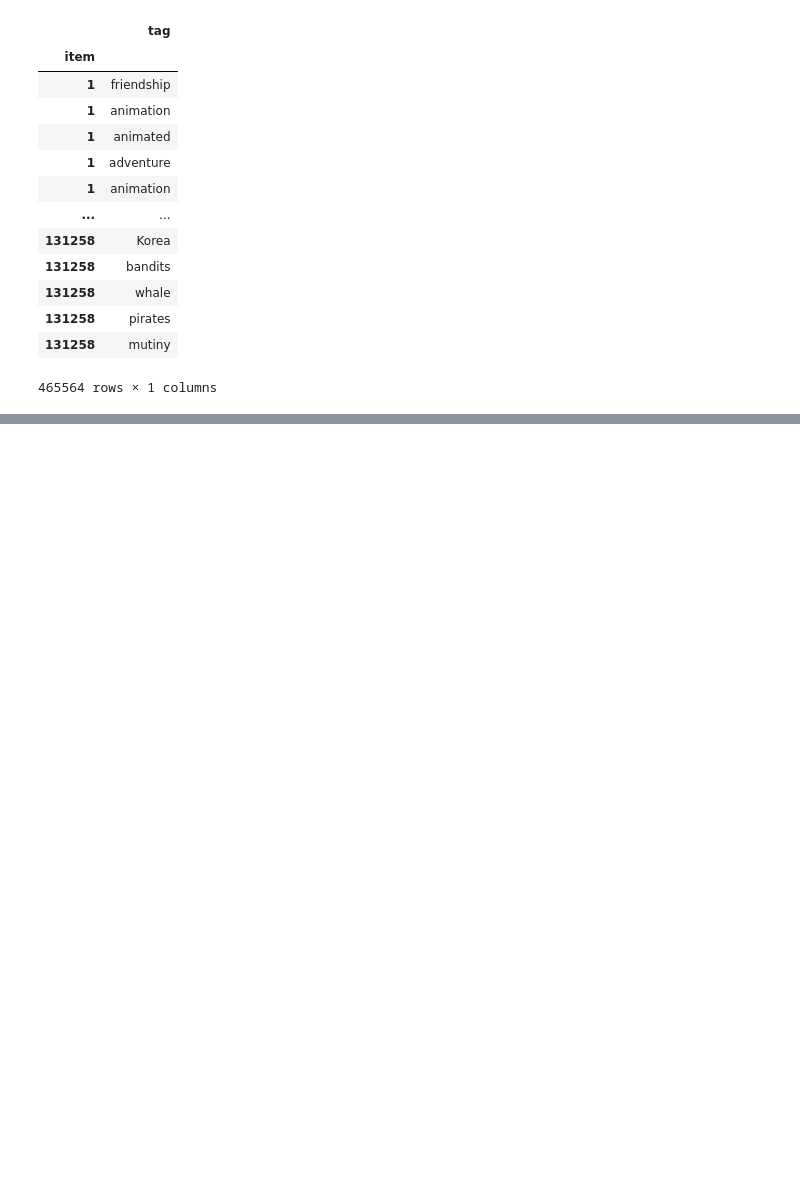
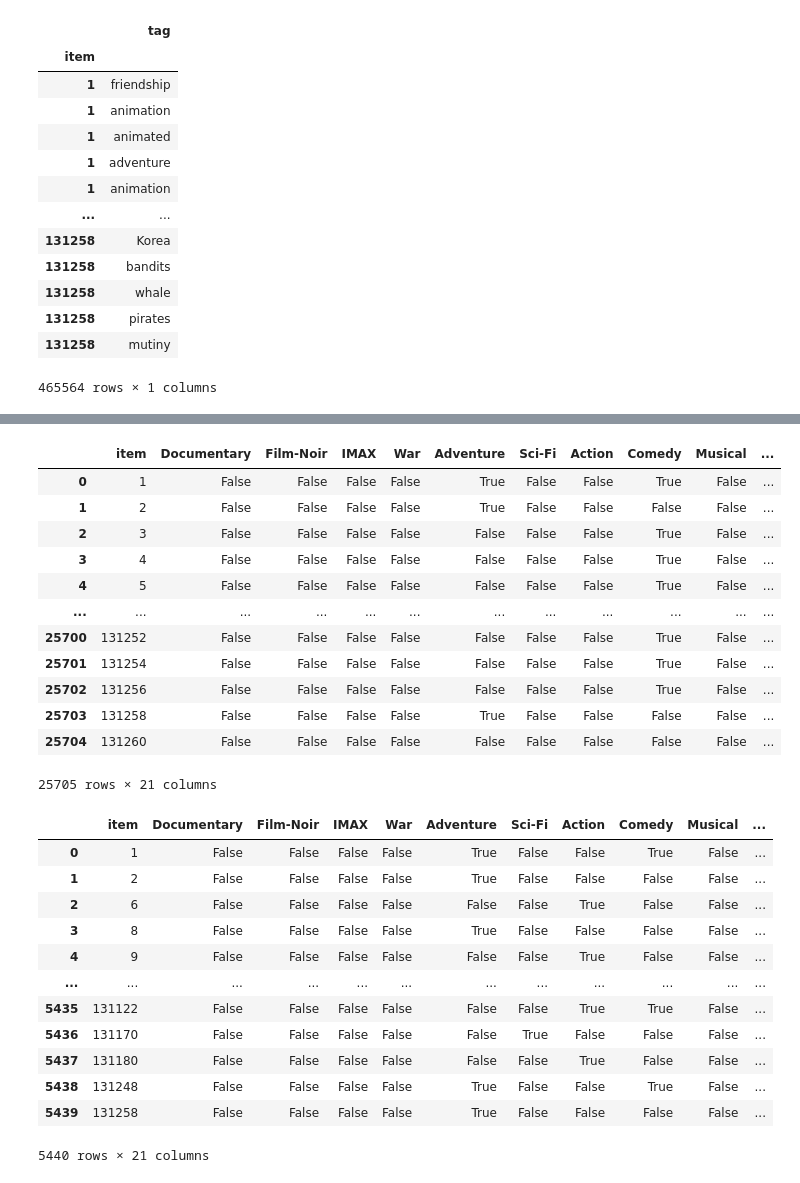
Before and after one commit to Cagancancacan/RecSys_Serendipity, a Jupyter notebook: Preprocessing.ipynb, the cells around one changed output, grey strips where cells are left out. Cells and saved outputs as stored; diff of their text form; code cells hidden in the pictures; blank space fills up the shorter version.

```diff
--- a/Preprocessing.ipynb
+++ b/Preprocessing.ipynb
@@ -349,0 +361,8 @@ print()
+# %%
+def get_powerset(fav_genres):
+  powerset = list(fav_genres)
+  n = len(powerset)
+  return [[powerset[k] for k in range(n) if i&1<<k] for i in range(2**n)]
+
+find_genres = get_powerset(find_favourite_genres())
+display(find_genres)
@@ -349,0 +378,52 @@ print()
+# %%
+
+
+def find_movies_with_genres(find_genres, df):
+
+    items = []
+
+    for genres in find_genres:
+        if not genres:
+                continue
+        for genre in genres:
+            temp = df.loc[(df[genre] == True)]
+            items.extend(temp.item)
+
+    out = df[df['item'].isin(items)]
+    out.index = np.arange(len(out.index))
+
+    return out
+
+movies_with_genres = find_movies_with_genres(find_genres, genre_df)
+display(movies_with_genres)
+
+
+
+# display(find_movies_with_genres(['Crime', 'Drama'], genre_df))
+# %% [output]
+|  | item | Documentary | Film-Noir | IMAX | War | Adventure | Sci-Fi | Action | Comedy | Musical | ... |
+| 0 | 1 | False | False | False | False | True | False | False | True | False | ... |
+| 1 | 2 | False | False | False | False | True | False | False | False | False | ... |
+| 2 | 3 | False | False | False | False | False | False | False | True | False | ... |
+| 3 | 4 | False | False | False | False | False | False | False | True | False | ... |
+| 4 | 5 | False | False | False | False | False | False | False | True | False | ... |
+| ... | ... | ... | ... | ... | ... | ... | ... | ... | ... | ... | ... |
+| 25700 | 131252 | False | False | False | False | False | False | False | True | False | ... |
+| 25701 | 131254 | False | False | False | False | False | False | False | True | False | ... |
+| 25702 | 131256 | False | False | False | False | False | False | False | True | False | ... |
+| 25703 | 131258 | False | False | False | False | True | False | False | False | False | ... |
+| 25704 | 131260 | False | False | False | False | False | False | False | False | False | ... |
+25705 rows × 21 columns
+|  | item | Documentary | Film-Noir | IMAX | War | Adventure | Sci-Fi | Action | Comedy | Musical | ... |
+| 0 | 1 | False | False | False | False | True | False | False | True | False | ... |
+| 1 | 2 | False | False | False | False | True | False | False | False | False | ... |
+| 2 | 6 | False | False | False | False | False | False | True | False | False | ... |
+| 3 | 8 | False | False | False | False | True | False | False | False | False | ... |
+| 4 | 9 | False | False | False | False | False | False | True | False | False | ... |
+| ... | ... | ... | ... | ... | ... | ... | ... | ... | ... | ... | ... |
+| 5435 | 131122 | False | False | False | False | False | False | True | True | False | ... |
+| 5436 | 131170 | False | False | False | False | False | True | False | False | False | ... |
+| 5437 | 131180 | False | False | False | False | False | False | True | False | False | ... |
+| 5438 | 131248 | False | False | False | False | True | False | False | True | False | ... |
+| 5439 | 131258 | False | False | False | False | True | False | False | False | False | ... |
+5440 rows × 21 columns
```
Also changed, not shown: parts of 19 cells of this notebook.
